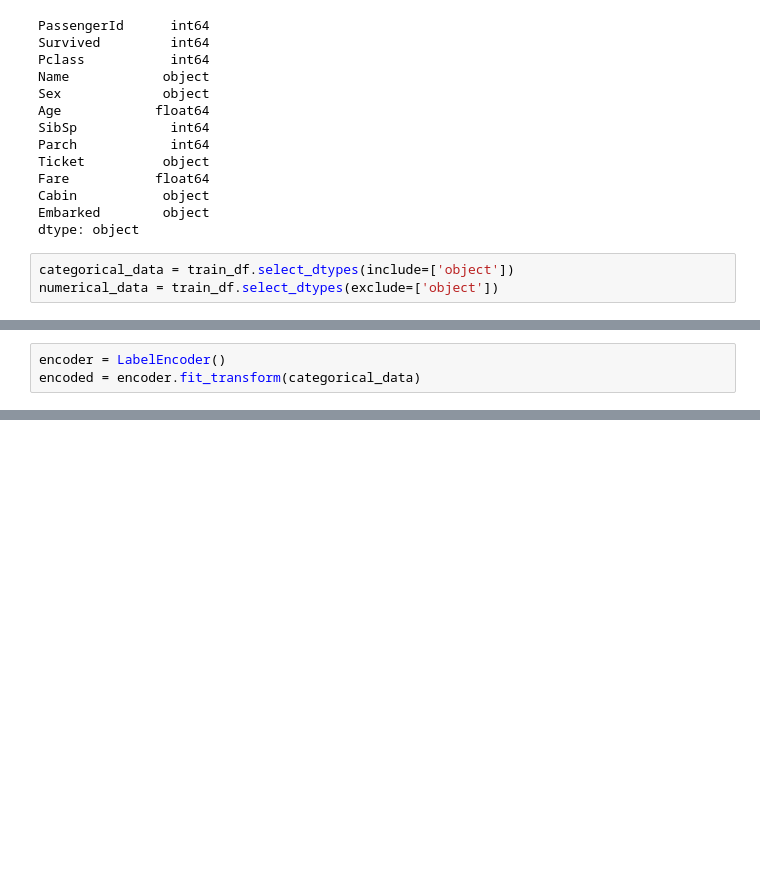
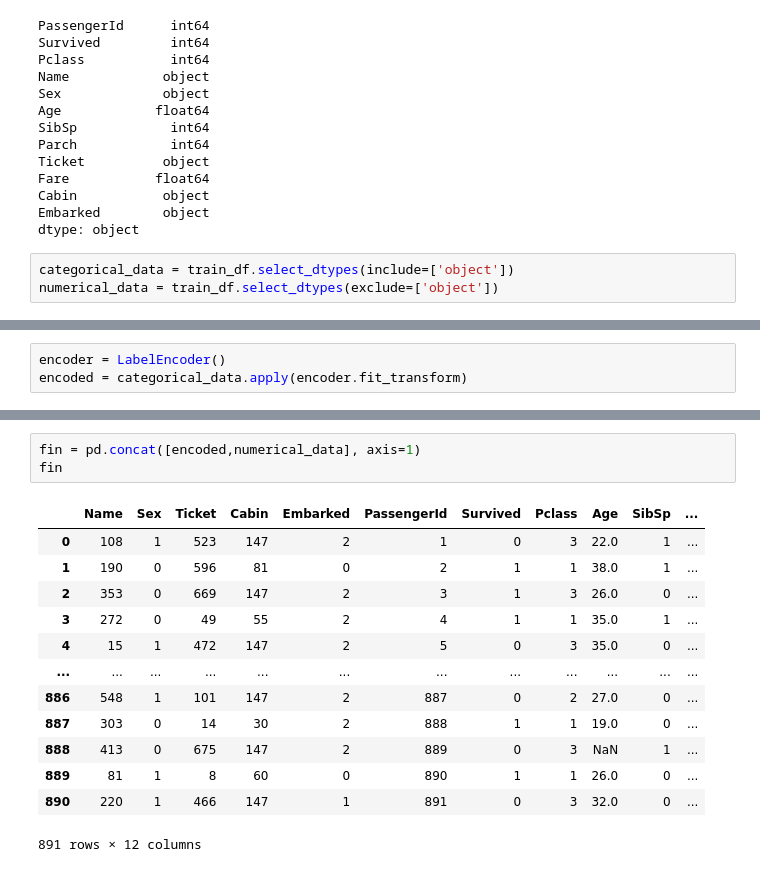
Before and after one commit to nassimaliou/kaggle_Titanic_ML_competition, a Jupyter notebook: notebook.ipynb, the cells around one changed output, grey strips where cells are left out. Saved outputs shown, nothing was run; the diff lists cells and outputs as text; blank space fills up the shorter version.

```diff
--- a/notebook.ipynb
+++ b/notebook.ipynb
@@ -67,3 +90,3 @@ numerical_data = train_df.select_dtypes(exclude=['object'])
 # %%
 encoder = LabelEncoder()
-encoded = encoder.fit_transform(categorical_data)
+encoded = categorical_data.apply(encoder.fit_transform)
@@ -73,0 +126,17 @@ ValueError: y should be a 1d array, got an array of shape (891, 5) instead.
+# %%
+fin = pd.concat([encoded,numerical_data], axis=1)
+fin
+# %% [output]
+|  | Name | Sex | Ticket | Cabin | Embarked | PassengerId | Survived | Pclass | Age | SibSp | ... |
+| 0 | 108 | 1 | 523 | 147 | 2 | 1 | 0 | 3 | 22.0 | 1 | ... |
+| 1 | 190 | 0 | 596 | 81 | 0 | 2 | 1 | 1 | 38.0 | 1 | ... |
+| 2 | 353 | 0 | 669 | 147 | 2 | 3 | 1 | 3 | 26.0 | 0 | ... |
+| 3 | 272 | 0 | 49 | 55 | 2 | 4 | 1 | 1 | 35.0 | 1 | ... |
+| 4 | 15 | 1 | 472 | 147 | 2 | 5 | 0 | 3 | 35.0 | 0 | ... |
+| ... | ... | ... | ... | ... | ... | ... | ... | ... | ... | ... | ... |
+| 886 | 548 | 1 | 101 | 147 | 2 | 887 | 0 | 2 | 27.0 | 0 | ... |
+| 887 | 303 | 0 | 14 | 30 | 2 | 888 | 1 | 1 | 19.0 | 0 | ... |
+| 888 | 413 | 0 | 675 | 147 | 2 | 889 | 0 | 3 | NaN | 1 | ... |
+| 889 | 81 | 1 | 8 | 60 | 0 | 890 | 1 | 1 | 26.0 | 0 | ... |
+| 890 | 220 | 1 | 466 | 147 | 1 | 891 | 0 | 3 | 32.0 | 0 | ... |
+891 rows × 12 columns
```
Also changed, not shown: parts of 5 cells of this notebook.
